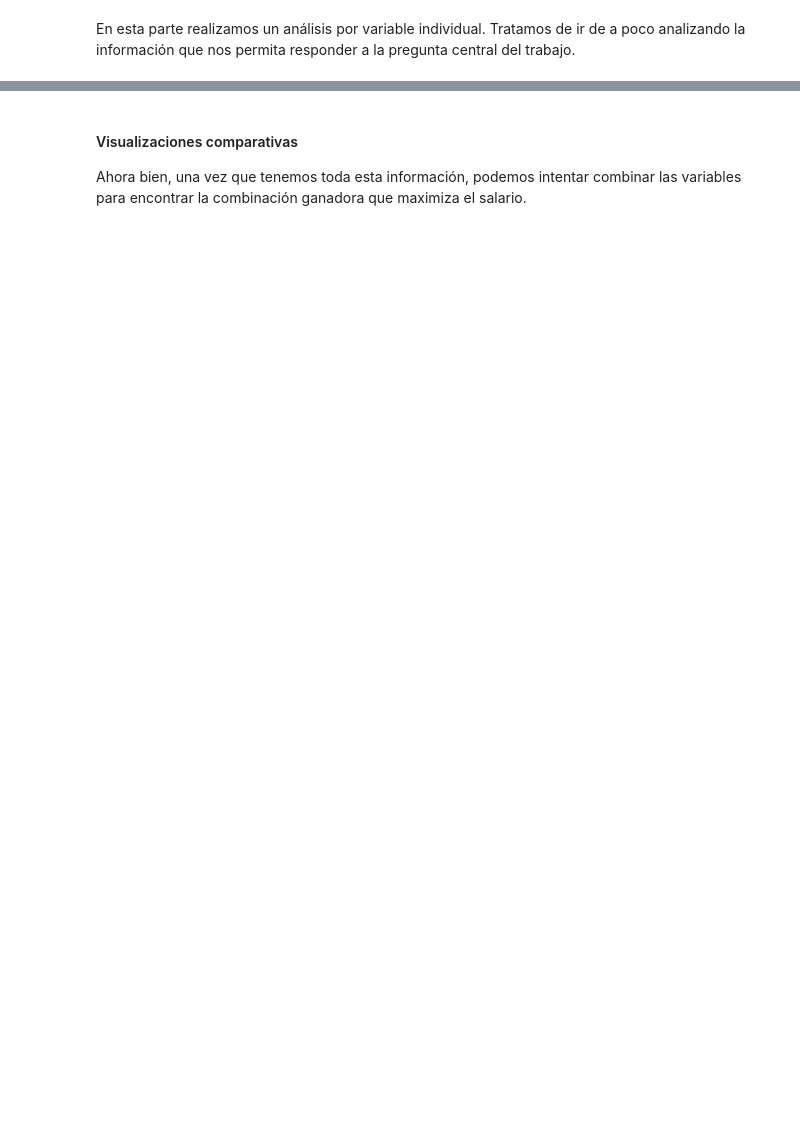
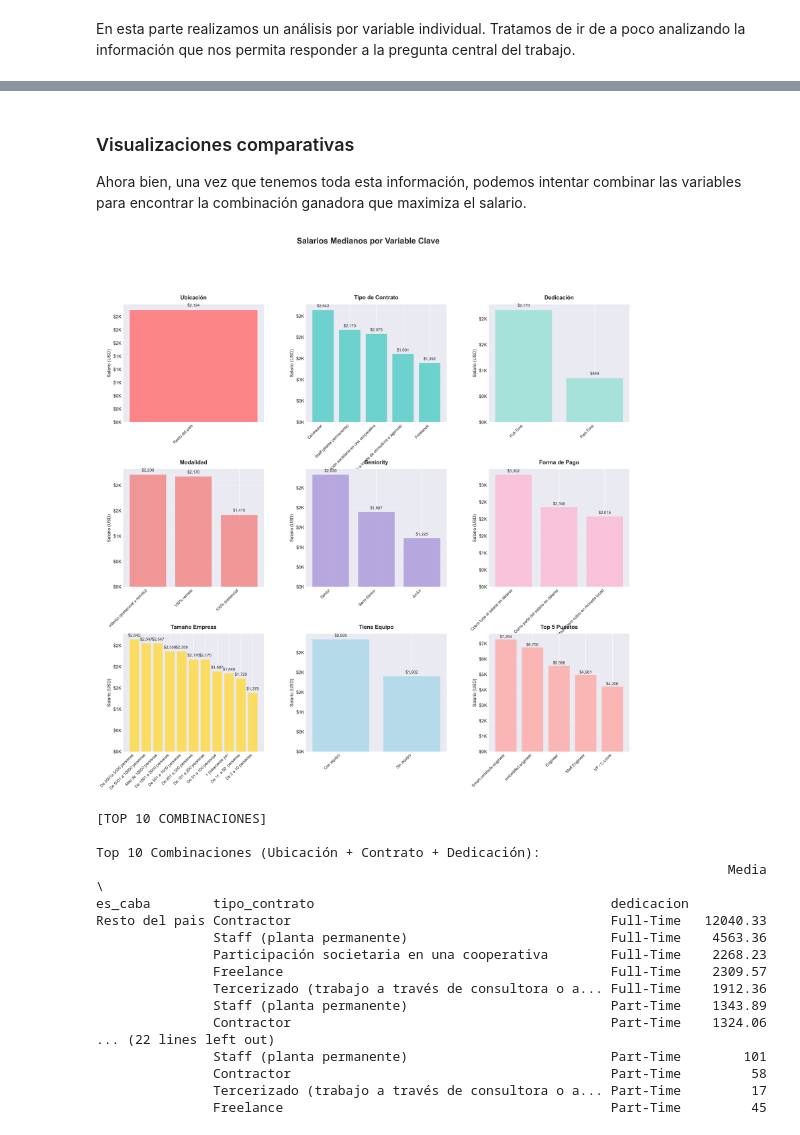
Before and after one commit to SabatoCom24212/EPDS_1A_2C25_Trabajo_de_simulaci-n_III, a Jupyter notebook: EPDS_1A_2C25_Trabajo_de_simulación_III.ipynb, the cells around one changed output, grey strips where cells are left out. Saved outputs shown, nothing was run; the diff lists cells and outputs as text; code cells hidden in the pictures; blank space fills up the shorter version.

```diff
--- a/EPDS_1A_2C25_Trabajo_de_simulación_III.ipynb
+++ b/EPDS_1A_2C25_Trabajo_de_simulación_III.ipynb
@@ -382,4 +452,4 @@ fig.show()
 # %% [markdown]
-#### Visualizaciones comparativas
+### Visualizaciones comparativas
 
 Ahora bien, una vez que tenemos toda esta información, podemos intentar combinar las variables para encontrar la combinación ganadora que maximiza el salario.
@@ -532 +456,75 @@ print()
+# %%
+# Visualización: Salarios Medianos por Variable Clave
+fig = plt.figure(figsize=(18, 16))
+gs = GridSpec(3, 3, figure=fig, hspace=0.4, wspace=0.3)
+
+colors = ['#FF6B6B', '#4ECDC4', '#95E1D3', '#F38181', '#AA96DA',
+          '#FCBAD3', '#FFD93D', '#A8D8EA', '#FFAAA5']
+
+datasets = [
+    (ubicacion_stats, 'Ubicación', 0, 0),
+    (contrato_stats, 'Tipo de Contrato', 0, 1),
+    (dedicacion_stats, 'Dedicación', 0, 2),
+    (modalidad_stats, 'Modalidad', 1, 0),
+    (seniority_stats, 'Seniority', 1, 1),
+    (pago_stats, 'Forma de Pago', 1, 2),
+    (empresa_stats, 'Tamaño Empresa', 2, 0),
+    (equipo_stats, 'Tiene Equipo', 2, 1),
+    (puesto_stats.head(5), 'Top 5 Puestos', 2, 2)
+]
+
+for idx, (data, title, row, col) in enumerate(datasets):
+    ax = fig.add_subplot(gs[row, col])
+
+    x_pos = range(len(data.index))
+    bars = ax.bar(x_pos, data['Mediana'], color=colors[idx], alpha=0.8)
+
+    # Valores en las barras
+    for i, (bar, value) in enumerate(zip(bars, data['Mediana'])):
+        ax.text(bar.get_x() + bar.get_width()/2, bar.get_height() + 50,
+                f'${value:,.0f}', ha='center', va='bottom', fontsize=8)
+
+    ax.set_xticks(x_pos)
+    ax.set_xticklabels(data.index, rotation=45, ha='right', fontsize=8)
+    ax.set_title(title, fontweight='bold', fontsize=11, pad=10)
+    ax.set_ylabel('Salario (USD)', fontsize=9)
+    ax.grid(axis='y', alpha=0.3)
+    ax.yaxis.set_major_formatter(plt.FuncFormatter(lambda x, p: f'${x/1000:.0f}K'))
+
+fig.suptitle('Salarios Medianos por Variable Clave',
+             fontsize=16, fontweight='bold', y=0.995)
+# plt.savefig('salarios_medianos.png', bbox_inches='tight', dpi=300)
+plt.show()
+
+# Top 10 combinaciones
+print("\n[TOP 10 COMBINACIONES]\n")
+print("Top 10 Combinaciones (Ubicación + Contrato + Dedicación):")
+combinaciones = df_analisis.groupby(['es_caba', 'tipo_contrato', 'dedicacion'])['salario_usd'].agg([
+    ('Media', 'mean'),
+    ('Mediana', 'median'),
+    ('Cantidad', 'count')
+]).round(2)
+
+combinaciones_filtradas = combinaciones[combinaciones['Cantidad'] >= 3].sort_values('Mediana', ascending=False).head(10)
+print(combinaciones_filtradas)
+print()
+# %% [output]
+[figure, added]
+[TOP 10 COMBINACIONES]
+
+Top 10 Combinaciones (Ubicación + Contrato + Dedicación):
+                                                                                 Media  \
+es_caba        tipo_contrato                                      dedicacion
+Resto del pais Contractor                                         Full-Time   12040.33
+               Staff (planta permanente)                          Full-Time    4563.36
+               Participación societaria en una cooperativa        Full-Time    2268.23
+               Freelance                                          Full-Time    2309.57
+               Tercerizado (trabajo a través de consultora o a... Full-Time    1912.36
+               Staff (planta permanente)                          Part-Time    1343.89
+               Contractor                                         Part-Time    1324.06
+... (22 lines left out)
+               Staff (planta permanente)                          Part-Time        101
+               Contractor                                         Part-Time         58
+               Tercerizado (trabajo a través de consultora o a... Part-Time         17
+               Freelance                                          Part-Time         45
 # %% [markdown]
```
Also changed, not shown: parts of 31 cells of this notebook.
